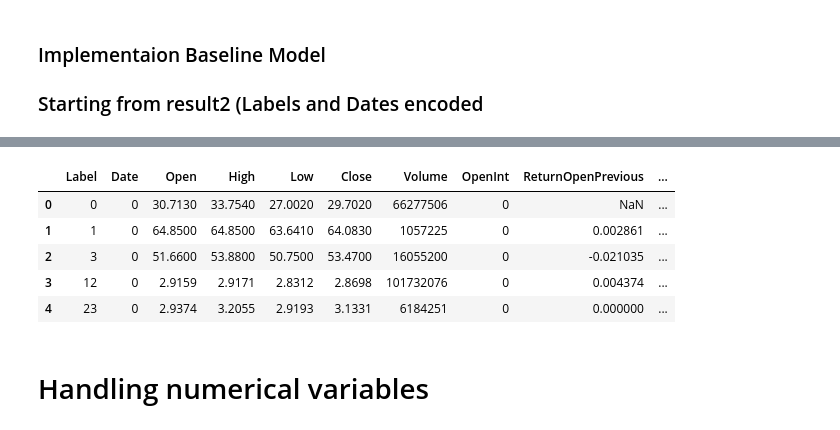
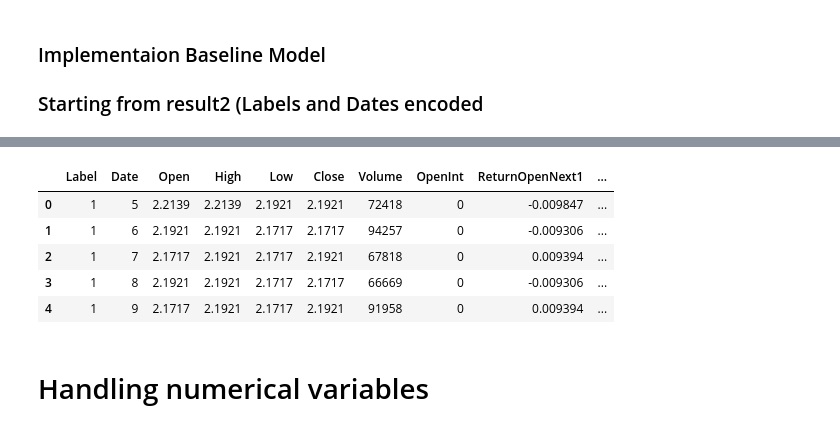
Before and after one commit to yenicelik/stock-embeddings, a Jupyter notebook: dl/DataLoader.ipynb, the cells around one changed output, grey strips where cells are left out. Drawn from its saved outputs; the diff is of its cells as text; code cells hidden in the pictures.

```diff
--- a/dl/DataLoader.ipynb
+++ b/dl/DataLoader.ipynb
@@ -19,7 +11,11 @@ os.getcwd()
 #read data
 #takes 1 minute for 1000 files
 
-filenames = [x for x in os.listdir() if x.endswith('.txt') and os.path.getsize(x) > 0]
+import os
+from os.path import expanduser
+home = expanduser("~")
+stock_data_dir=os.path.join(home,'Desktop\Deep Learning Project\Data\price-volume-data-for-all-us-stocks-etfs\Data\Stocks')
+filenames = [x for x in os.listdir(stock_data_dir) if x.endswith('.txt') and os.path.getsize(os.path.join(stock_data_dir,x)) > 0]
 #filenames = ['a.us.txt', aa.us.txt, 'bgr.us.txt']
 filenames=filenames[:100]
 
@@ -27,13 +23,18 @@ filenames=filenames[:100]
 #data = []
 result=None
 for filename in filenames:
-    df = pd.read_csv(filename, sep=',')
+    df = pd.read_csv(os.path.join(stock_data_dir,filename), sep=',')
 
     label, _, _ = filename.split(sep='.')
     df.insert(loc=0, column='Label', value=filename)
     df['Date'] = pd.to_datetime(df['Date'])
-    df['ReturnOpenPrevious']=(df.Open-df.Open.shift(1))/df.Open.shift(1)
-    df['ReturnOpenNext']=(df.Open.shift(-1)-df.Open)/df.Open
+    #Response Variable
+    df['ReturnOpenNext1']=(df.Open.shift(-1)-df.Open)/df.Open
+    #Features
+    df['ReturnOpenPrevious1']=(df.Open-df.Open.shift(1))/df.Open.shift(1)
+    df['ReturnOpenPrevious2']=(df.Open-df.Open.shift(2))/df.Open.shift(2)
+    df['ReturnOpenPrevious5']=(df.Open-df.Open.shift(5))/df.Open.shift(5)
+
     #data.append(df)
     if type(result)==type(None):
         result=df
@@ -65,7 +66,7 @@ result1.tail()
 # %%
 result2=result1.copy()
 encoder_Date = dict()
-encoder_Date = {l: id for id, l in enumerate(result2.Date.unique())}
+encoder_Date = {l: id for id, l in enumerate(np.sort(result2.Date.unique()))}
 result2.Date=[encoder_Date.get(i) for i in result2.Date.values]
 result2.head()
 # %% [output]
@@ -113,0 +109,4 @@ result2.head()
+# %%
+#Filtering out none rows
+market_df=result2.loc[~result2.isnull().any(axis=1)]
+market_df.head()
@@ -114,14 +120,15 @@ result2.head()
 # %%
-market_df=result2.sort_values(['Date','Label'])
+#Sorting in Date order
+market_df=market_df.sort_values(['Date','Label'])
 market_df.reset_index(inplace=True,drop=True)
 market_df.head()
 # %% [output]
-|  | Label | Date | Open | High | Low | Close | Volume | OpenInt | ReturnOpenPrevious | ... |
-| 0 | 0 | 0 | 30.7130 | 33.7540 | 27.0020 | 29.7020 | 66277506 | 0 | NaN | ... |
-| 1 | 1 | 0 | 64.8500 | 64.8500 | 63.6410 | 64.0830 | 1057225 | 0 | 0.002861 | ... |
-| 2 | 3 | 0 | 51.6600 | 53.8800 | 50.7500 | 53.4700 | 16055200 | 0 | -0.021035 | ... |
-| 3 | 12 | 0 | 2.9159 | 2.9171 | 2.8312 | 2.8698 | 101732076 | 0 | 0.004374 | ... |
-| 4 | 23 | 0 | 2.9374 | 3.2055 | 2.9193 | 3.1331 | 6184251 | 0 | 0.000000 | ... |
+|  | Label | Date | Open | High | Low | Close | Volume | OpenInt | ReturnOpenNext1 | ... |
+| 0 | 1 | 5 | 2.2139 | 2.2139 | 2.1921 | 2.1921 | 72418 | 0 | -0.009847 | ... |
+| 1 | 1 | 6 | 2.1921 | 2.1921 | 2.1717 | 2.1717 | 94257 | 0 | -0.009306 | ... |
+| 2 | 1 | 7 | 2.1717 | 2.1921 | 2.1717 | 2.1921 | 67818 | 0 | 0.009394 | ... |
+| 3 | 1 | 8 | 2.1921 | 2.1921 | 2.1717 | 2.1717 | 66669 | 0 | -0.009306 | ... |
+| 4 | 1 | 9 | 2.1717 | 2.1921 | 2.1717 | 2.1921 | 91958 | 0 | 0.009394 | ... |
 # %%
 from sklearn.model_selection import train_test_split
 
```
Also changed, not shown: parts of 27 cells of this notebook.
